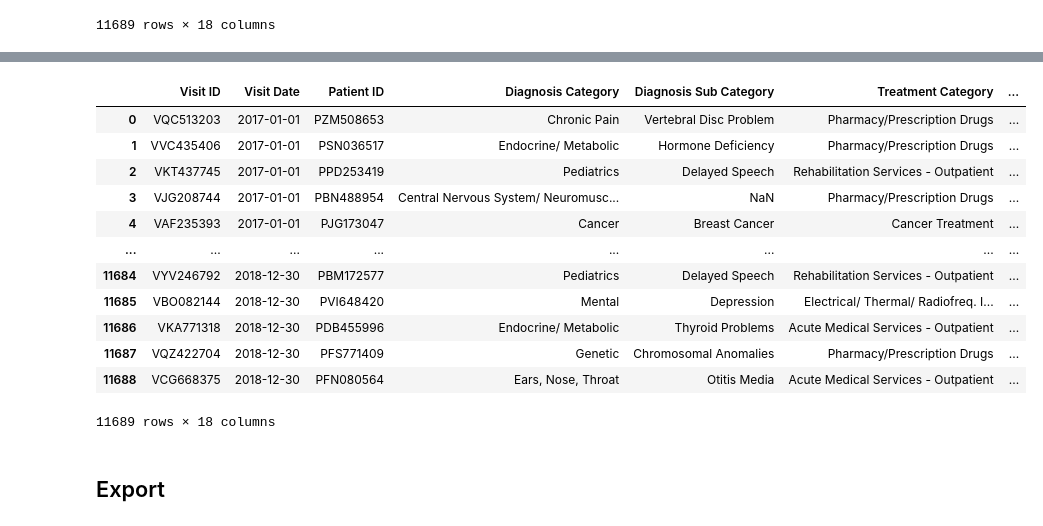
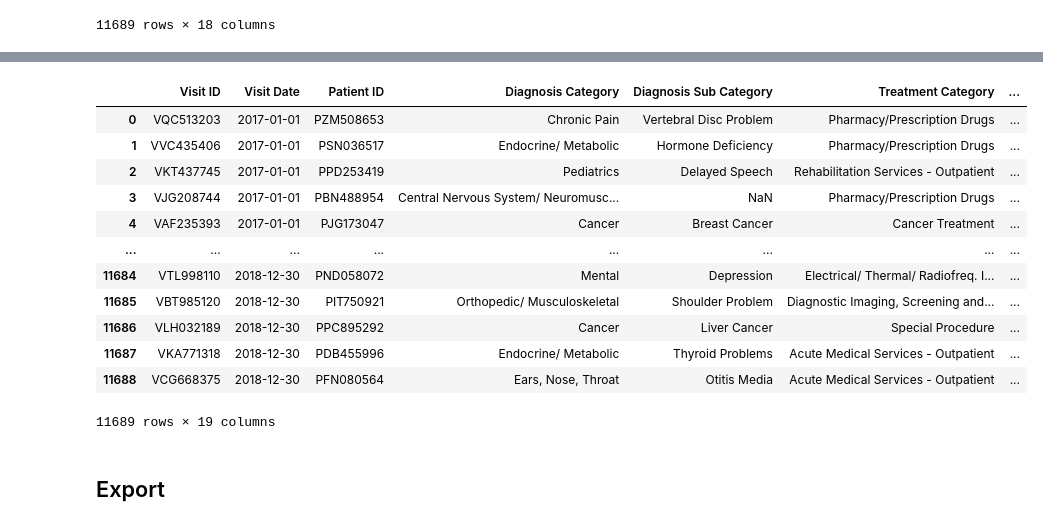
Before and after one commit to bodejan/ChatPBAC, a Jupyter notebook: faker/gen_dataset_1.ipynb, the cells around one changed output, grey strips where cells are left out. Saved outputs shown, nothing was run; the diff lists cells and outputs as text; code cells hidden in the pictures.

```diff
--- a/faker/gen_dataset_1.ipynb
+++ b/faker/gen_dataset_1.ipynb
@@ -235,0 +225,40 @@ Index(['Visit Date', 'Diagnosis Category', 'Diagnosis Sub Category',
+# %%
+import pandas as pd
+import numpy as np
+from datetime import datetime
+
+df['Visit Date'] = pd.to_datetime(df['Visit Date'])
+
+# Function to pick a random age within the range, excluding the last two years
+def pick_random_age(age_range):
+    if age_range == '65+':
+        lower, upper = 65, 100
+    elif age_range == '0-10':
+        lower, upper = 1, 9
+    else:
+        lower, upper = map(int, age_range.split('-'))
+    # Exclude the last two years from the upper bound
+    upper_excluded = upper - 2
+    return np.random.choice(range(lower, upper_excluded))
+
+# Apply the function to each age range to get an initial random age
+df['Initial Age'] = df['Patient Age Range'].apply(pick_random_age)
+
+# Sort by 'Patient ID' and 'Visit Date' to ensure chronological order
+df.sort_values(by=['Patient ID', 'Visit Date'], inplace=True)
+
+# Initialize an empty 'Patient Age' column
+df['Patient Age'] = np.nan
+
+# Function to update age for each visit considering the time elapsed since the first visit
+def update_age(group):
+    initial_age = group.iloc[0]['Initial Age']
+    group['Patient Age'] = np.floor(initial_age + (group['Visit Date'] - group.iloc[0]['Visit Date']).dt.days / 365.25).astype(int)
+    return group
+
+# Apply the function to each group of visits by the same patient
+df = df.groupby('Patient ID').apply(update_age)
+
+# Drop the 'Initial Age' column as it's no longer needed
+df.drop(columns=['Initial Age'], inplace=True)
+df
@@ -236,29 +280,30 @@ Index(['Visit Date', 'Diagnosis Category', 'Diagnosis Sub Category',
 # %%
+df.reset_index(drop=True, inplace=True)
 df.rename(columns={'Age Range': 'Patient Age Range'}, inplace=True)
 re_order = [
     'Visit ID', 'Visit Date', 'Patient ID', 'Diagnosis Category',
     'Diagnosis Sub Category', 'Treatment Category', 'Treatment Sub Category',
-    'New Patient', 'Consulting Physician', 'Patient Name', 'Patient Gender',
+    'New Patient', 'Consulting Physician', 'Patient Name', 'Patient Gender', 'Patient Age',
     'Patient Age Range', 'Patient Blood Type', 'Patient Insurance Number',
     'Patient Phone', 'Patient Address', 'Patient Occupation', 'Patient Emergency Contact'
 ]
 df = df[re_order]
 df = df.sort_values(by='Visit Date').reset_index(drop=True)
 df
 # %% [output]
 |  | Visit ID | Visit Date | Patient ID | Diagnosis Category | Diagnosis Sub Category | Treatment Category | ... |
 | 0 | VQC513203 | 2017-01-01 | PZM508653 | Chronic Pain | Vertebral Disc Problem | Pharmacy/Prescription Drugs | ... |
 | 1 | VVC435406 | 2017-01-01 | PSN036517 | Endocrine/ Metabolic | Hormone Deficiency | Pharmacy/Prescription Drugs | ... |
 | 2 | VKT437745 | 2017-01-01 | PPD253419 | Pediatrics | Delayed Speech | Rehabilitation Services - Outpatient | ... |
 | 3 | VJG208744 | 2017-01-01 | PBN488954 | Central Nervous System/ Neuromusc... | NaN | Pharmacy/Prescription Drugs | ... |
 | 4 | VAF235393 | 2017-01-01 | PJG173047 | Cancer | Breast Cancer | Cancer Treatment | ... |
 | ... | ... | ... | ... | ... | ... | ... | ... |
-| 11684 | VYV246792 | 2018-12-30 | PBM172577 | Pediatrics | Delayed Speech | Rehabilitation Services - Outpatient | ... |
-| 11685 | VBO082144 | 2018-12-30 | PVI648420 | Mental | Depression | Electrical/ Thermal/ Radiofreq. I... | ... |
-| 11686 | VKA771318 | 2018-12-30 | PDB455996 | Endocrine/ Metabolic | Thyroid Problems | Acute Medical Services - Outpatient | ... |
-| 11687 | VQZ422704 | 2018-12-30 | PFS771409 | Genetic | Chromosomal Anomalies | Pharmacy/Prescription Drugs | ... |
+| 11684 | VTL998110 | 2018-12-30 | PND058072 | Mental | Depression | Electrical/ Thermal/ Radiofreq. I... | ... |
+| 11685 | VBT985120 | 2018-12-30 | PIT750921 | Orthopedic/ Musculoskeletal | Shoulder Problem | Diagnostic Imaging, Screening and... | ... |
+| 11686 | VLH032189 | 2018-12-30 | PPC895292 | Cancer | Liver Cancer | Special Procedure | ... |
+| 11687 | VKA771318 | 2018-12-30 | PDB455996 | Endocrine/ Metabolic | Thyroid Problems | Acute Medical Services - Outpatient | ... |
 | 11688 | VCG668375 | 2018-12-30 | PFN080564 | Ears, Nose, Throat | Otitis Media | Acute Medical Services - Outpatient | ... |
-11689 rows × 18 columns
+11689 rows × 19 columns
 # %% [markdown]
 ## Export
 # %%
```
Also changed, not shown: parts of 2 cells of this notebook, 4 other files.
